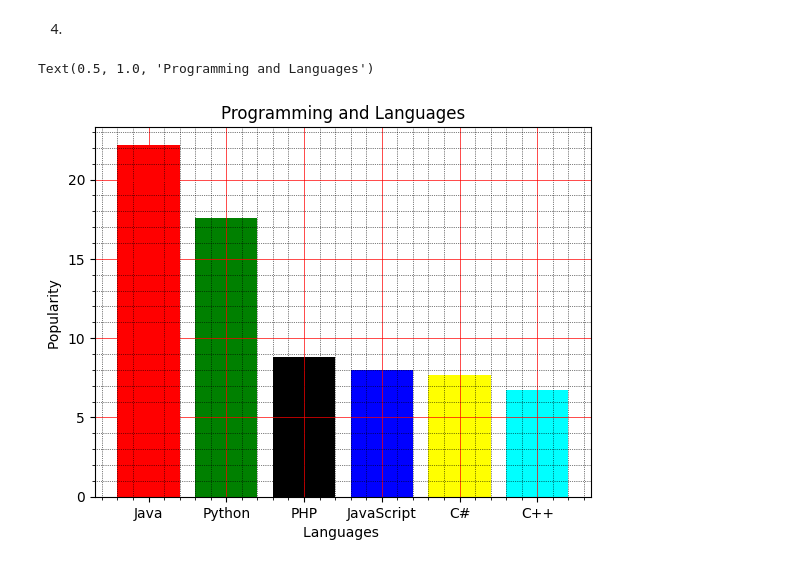
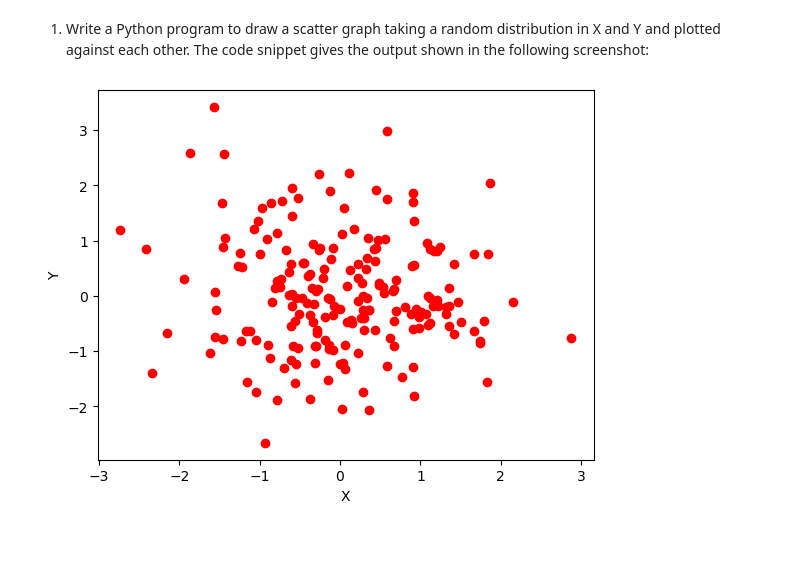
Before and after one commit to Adhish-Krishna/Machine-Learning-Laboratory, a Jupyter notebook: matplotlib/practice.ipynb, the cells around one changed output. Saved outputs shown, nothing was run; the diff lists cells and outputs as text; code cells hidden in the pictures; blank space fills up the shorter version.

```diff
--- a/matplotlib/practice.ipynb
+++ b/matplotlib/practice.ipynb
@@ -129,20 +7,13 @@ Text(0.5, 1.0, 'Programming and Languages')
-# %% [markdown]
-4.
-# %%
-Programming  = ["Java", "Python", "PHP", "JavaScript", "C#", "C++"]
-colors = [ "red" , "green", "black" , "blue",  "yellow" , "cyan"]
-Popularity = [ 22.2, 17.6, 8.8, 8, 7.7, 6.7]
-x=  [ i for i, _ in enumerate(Programming)]
-plt.bar(x, Popularity , color =colors)
-plt.xticks(x, Programming)
-
-plt.minorticks_on()
-plt.grid(which='major' ,linestyle = "-" ,linewidth = '.5' , color = 'red')
-plt.grid(which='minor' ,linestyle = ":" ,linewidth = '.5' , color = 'black')
-
-plt.xlabel("Languages ")
-plt.ylabel("Popularity ")
-plt.title("Programming and Languages")
-# %% [output]
-Text(0.5, 1.0, 'Programming and Languages')
-[figure, removed]
+# %% [markdown]
+1. Write a Python program to draw a scatter graph taking a random distribution in X and Y and plotted against each other.
+The code snippet gives the output shown in the following screenshot:
+# %%
+from pylab import randn
+X = randn(200)
+Y = randn(200)
+plt.scatter(X,Y, color='r')
+plt.xlabel("X")
+plt.ylabel("Y")
+plt.show()
+# %% [output]
+[figure, added]
```
Also changed, not shown: parts of 58 cells of this notebook, 1 other file.
